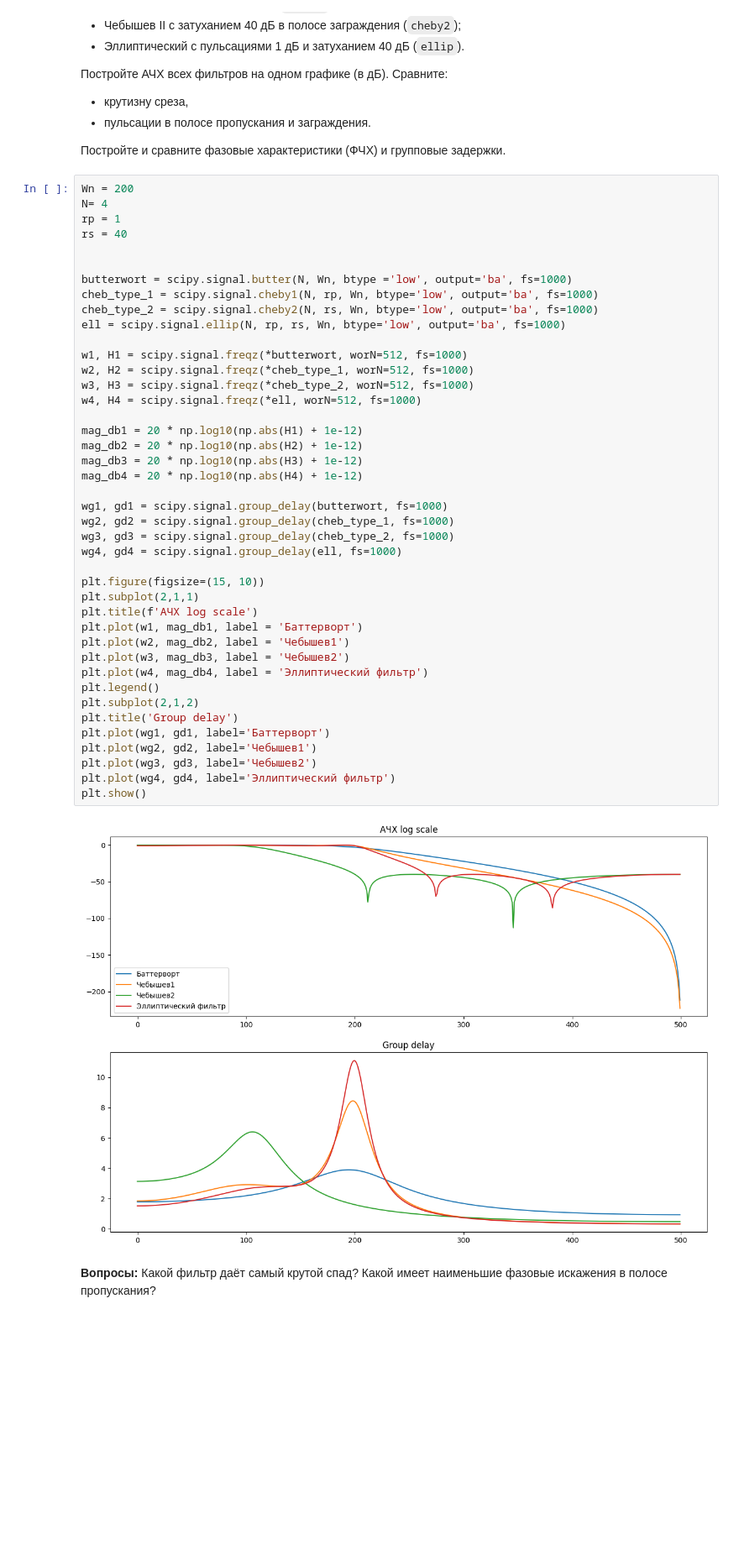
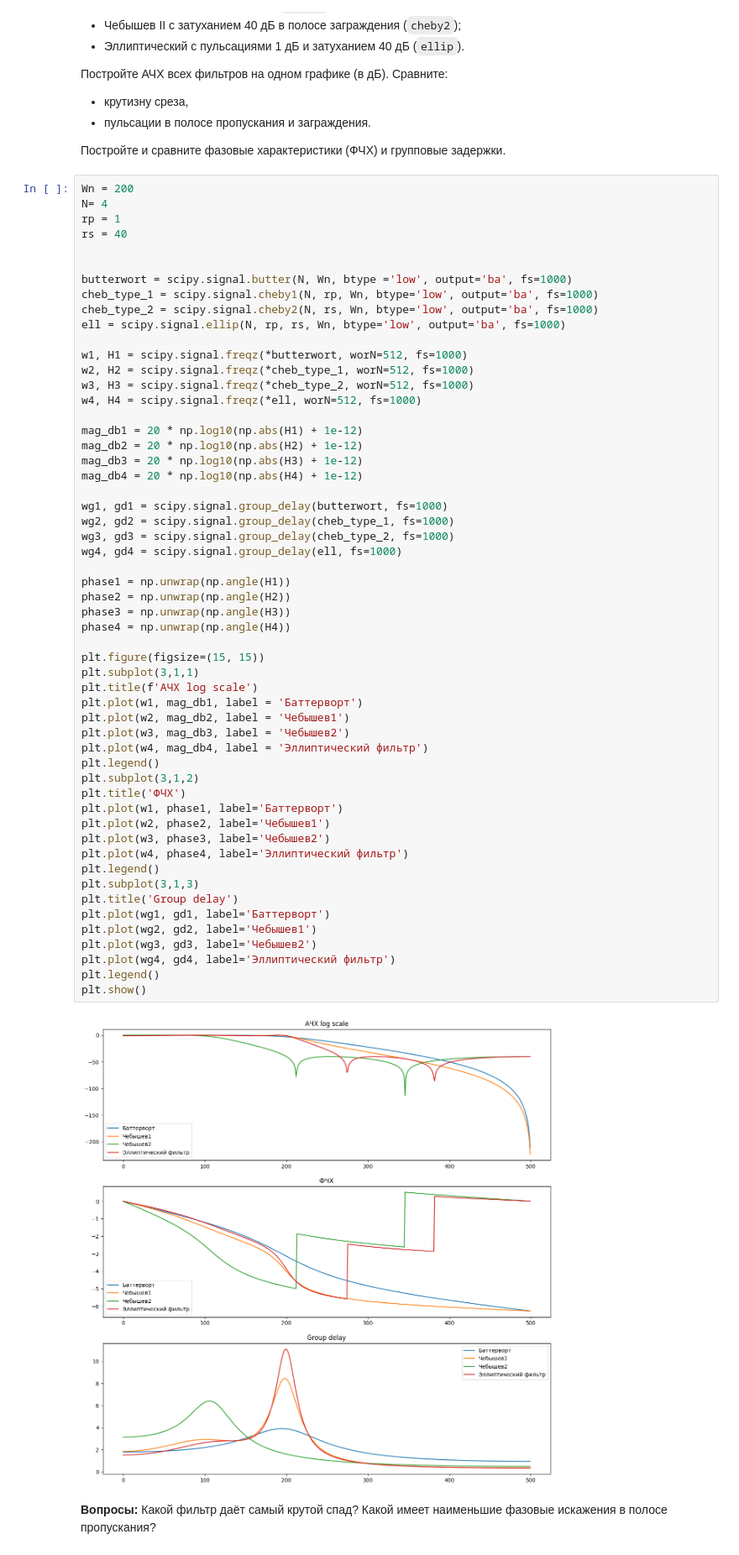
Before and after one commit to Korobokkk/YADRO-2026_dsp-seminars, a Jupyter notebook: seminars/6.ipynb, the cells around one changed output. Shown at 84% size. Saved outputs shown, nothing was run; the diff lists cells and outputs as text; blank space fills up the shorter version.

```diff
--- a/seminars/6.ipynb
+++ b/seminars/6.ipynb
@@ -334,37 +336,50 @@ cheb_type_2 = scipy.signal.cheby2(N, rs, Wn, btype='low', output='ba', fs=1000)
 ell = scipy.signal.ellip(N, rp, rs, Wn, btype='low', output='ba', fs=1000)
 
 w1, H1 = scipy.signal.freqz(*butterwort, worN=512, fs=1000)
 w2, H2 = scipy.signal.freqz(*cheb_type_1, worN=512, fs=1000)
 w3, H3 = scipy.signal.freqz(*cheb_type_2, worN=512, fs=1000)
 w4, H4 = scipy.signal.freqz(*ell, worN=512, fs=1000)
 
 mag_db1 = 20 * np.log10(np.abs(H1) + 1e-12)
 mag_db2 = 20 * np.log10(np.abs(H2) + 1e-12)
 mag_db3 = 20 * np.log10(np.abs(H3) + 1e-12)
 mag_db4 = 20 * np.log10(np.abs(H4) + 1e-12)
 
 wg1, gd1 = scipy.signal.group_delay(butterwort, fs=1000)
 wg2, gd2 = scipy.signal.group_delay(cheb_type_1, fs=1000)
 wg3, gd3 = scipy.signal.group_delay(cheb_type_2, fs=1000)
 wg4, gd4 = scipy.signal.group_delay(ell, fs=1000)
 
-plt.figure(figsize=(15, 10))
-plt.subplot(2,1,1)
+phase1 = np.unwrap(np.angle(H1))
+phase2 = np.unwrap(np.angle(H2))
+phase3 = np.unwrap(np.angle(H3))
+phase4 = np.unwrap(np.angle(H4))
+
+plt.figure(figsize=(15, 15))
+plt.subplot(3,1,1)
 plt.title(f'АЧХ log scale')
 plt.plot(w1, mag_db1, label = 'Баттерворт')
 plt.plot(w2, mag_db2, label = 'Чебышев1')
 plt.plot(w3, mag_db3, label = 'Чебышев2')
 plt.plot(w4, mag_db4, label = 'Эллиптический фильтр')
 plt.legend()
-plt.subplot(2,1,2)
+plt.subplot(3,1,2)
+plt.title('ФЧХ')
+plt.plot(w1, phase1, label='Баттерворт')
+plt.plot(w2, phase2, label='Чебышев1')
+plt.plot(w3, phase3, label='Чебышев2')
+plt.plot(w4, phase4, label='Эллиптический фильтр')
+plt.legend()
+plt.subplot(3,1,3)
 plt.title('Group delay')
 plt.plot(wg1, gd1, label='Баттерворт')
 plt.plot(wg2, gd2, label='Чебышев1')
 plt.plot(wg3, gd3, label='Чебышев2')
 plt.plot(wg4, gd4, label='Эллиптический фильтр')
+plt.legend()
 plt.show()
 # %% [output]
-[figure, old version]
+[figure, new version]
 # %% [markdown]
 **Вопросы:** Какой фильтр даёт самый крутой спад? Какой имеет наименьшие фазовые искажения в полосе пропускания?
 # %% [markdown]
```
Also changed, not shown: parts of 5 cells of this notebook.
